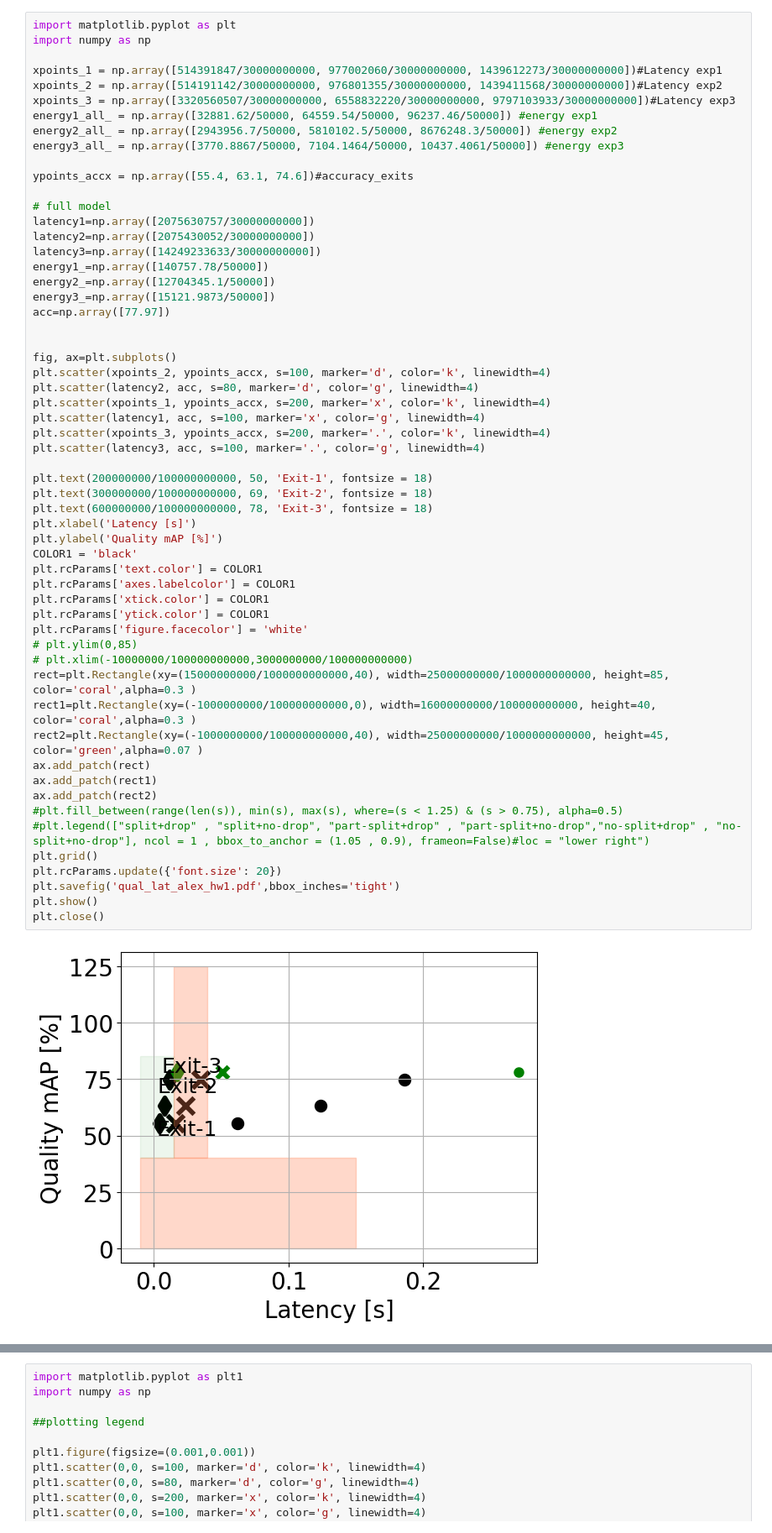
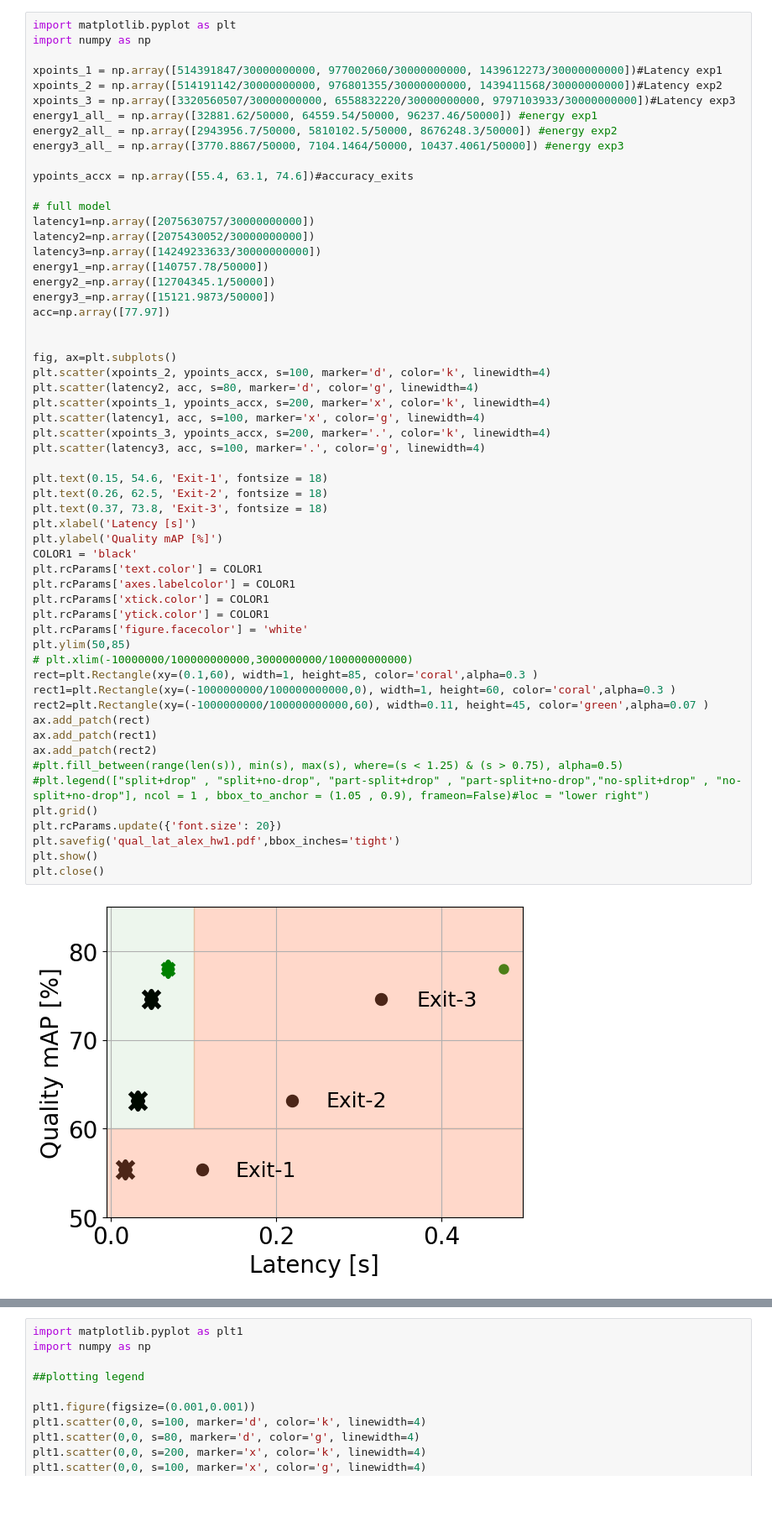
Before and after one commit to chetna-iitd/chiplet_scheduling, a Jupyter notebook: results_DoVit_HW2.ipynb, the cells around one changed output, grey strips where cells are left out. Shown at 84% size. Cells and saved outputs as stored; diff of their text form; blank space fills up the shorter version.

Commit message:
new plots transformers

```diff
--- a/results_DoVit_HW2.ipynb
+++ b/results_DoVit_HW2.ipynb
@@ -22,41 +22,41 @@ acc=np.array([77.97])
 
 
 fig, ax=plt.subplots()
 plt.scatter(xpoints_2, ypoints_accx, s=100, marker='d', color='k', linewidth=4)
 plt.scatter(latency2, acc, s=80, marker='d', color='g', linewidth=4)
 plt.scatter(xpoints_1, ypoints_accx, s=200, marker='x', color='k', linewidth=4)
 plt.scatter(latency1, acc, s=100, marker='x', color='g', linewidth=4)
 plt.scatter(xpoints_3, ypoints_accx, s=200, marker='.', color='k', linewidth=4)
 plt.scatter(latency3, acc, s=100, marker='.', color='g', linewidth=4)
 
-plt.text(200000000/100000000000, 50, 'Exit-1', fontsize = 18)
-plt.text(300000000/100000000000, 69, 'Exit-2', fontsize = 18)
-plt.text(600000000/100000000000, 78, 'Exit-3', fontsize = 18)
+plt.text(0.15, 54.6, 'Exit-1', fontsize = 18)
+plt.text(0.26, 62.5, 'Exit-2', fontsize = 18)
+plt.text(0.37, 73.8, 'Exit-3', fontsize = 18)
 plt.xlabel('Latency [s]')
 plt.ylabel('Quality mAP [%]')
 COLOR1 = 'black'
 plt.rcParams['text.color'] = COLOR1
 plt.rcParams['axes.labelcolor'] = COLOR1
 plt.rcParams['xtick.color'] = COLOR1
 plt.rcParams['ytick.color'] = COLOR1
 plt.rcParams['figure.facecolor'] = 'white'
-# plt.ylim(0,85)
+plt.ylim(50,85)
 # plt.xlim(-10000000/100000000000,3000000000/100000000000)
-rect=plt.Rectangle(xy=(15000000000/1000000000000,40), width=25000000000/1000000000000, height=85, color='coral',alpha=0.3 )
-rect1=plt.Rectangle(xy=(-1000000000/100000000000,0), width=16000000000/100000000000, height=40, color='coral',alpha=0.3 )
-rect2=plt.Rectangle(xy=(-1000000000/100000000000,40), width=25000000000/1000000000000, height=45, color='green',alpha=0.07 )
+rect=plt.Rectangle(xy=(0.1,60), width=1, height=85, color='coral',alpha=0.3 )
+rect1=plt.Rectangle(xy=(-1000000000/100000000000,0), width=1, height=60, color='coral',alpha=0.3 )
+rect2=plt.Rectangle(xy=(-1000000000/100000000000,60), width=0.11, height=45, color='green',alpha=0.07 )
 ax.add_patch(rect)
 ax.add_patch(rect1)
 ax.add_patch(rect2)
 #plt.fill_between(range(len(s)), min(s), max(s), where=(s < 1.25) & (s > 0.75), alpha=0.5)
 #plt.legend(["split+drop" , "split+no-drop", "part-split+drop" , "part-split+no-drop","no-split+drop" , "no-split+no-drop"], ncol = 1 , bbox_to_anchor = (1.05 , 0.9), frameon=False)#loc = "lower right")
 plt.grid()
 plt.rcParams.update({'font.size': 20})
 plt.savefig('qual_lat_alex_hw1.pdf',bbox_inches='tight')
 plt.show()
 plt.close()
 # %% [output]
-[figure, old version]
+[figure, new version]
 # %%
 import matplotlib.pyplot as plt
 import numpy as np
```
Also changed, not shown: parts of 1 cell of this notebook, 6 other files.
